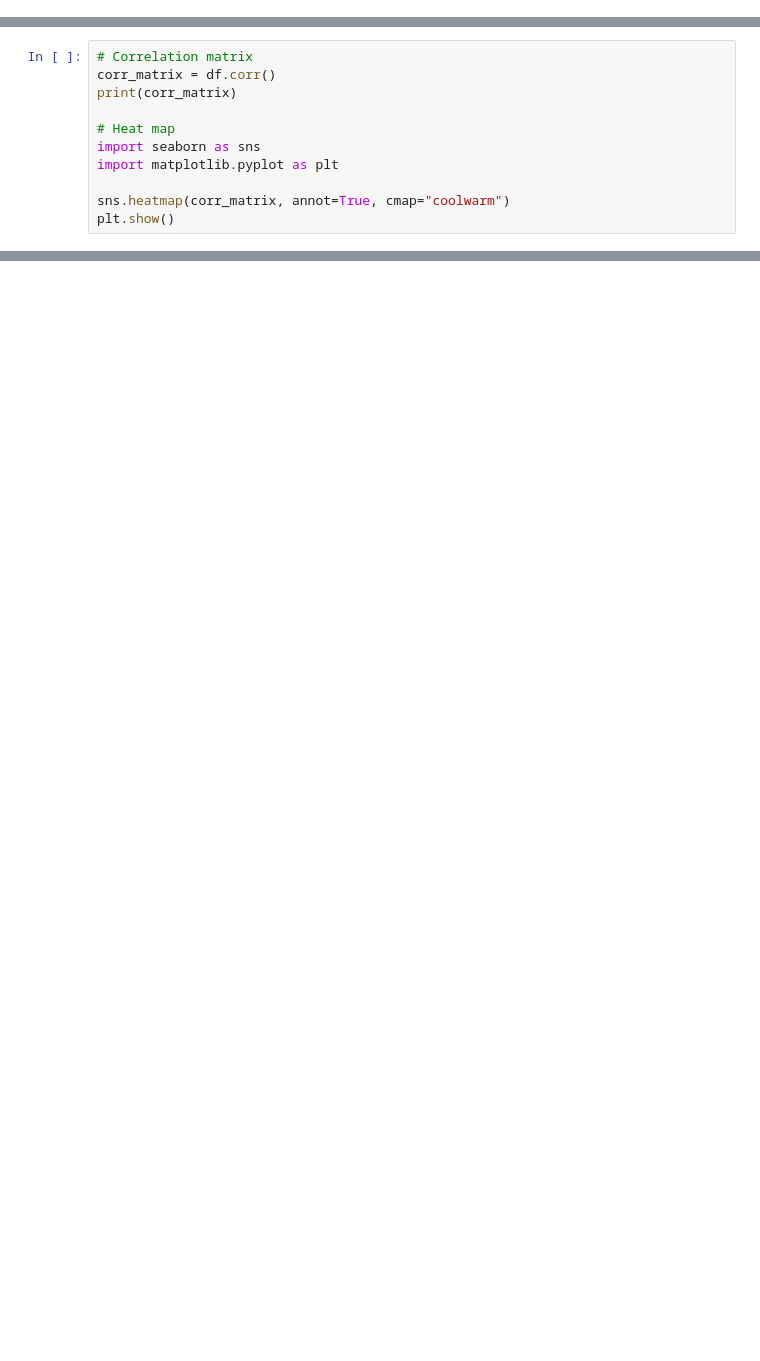
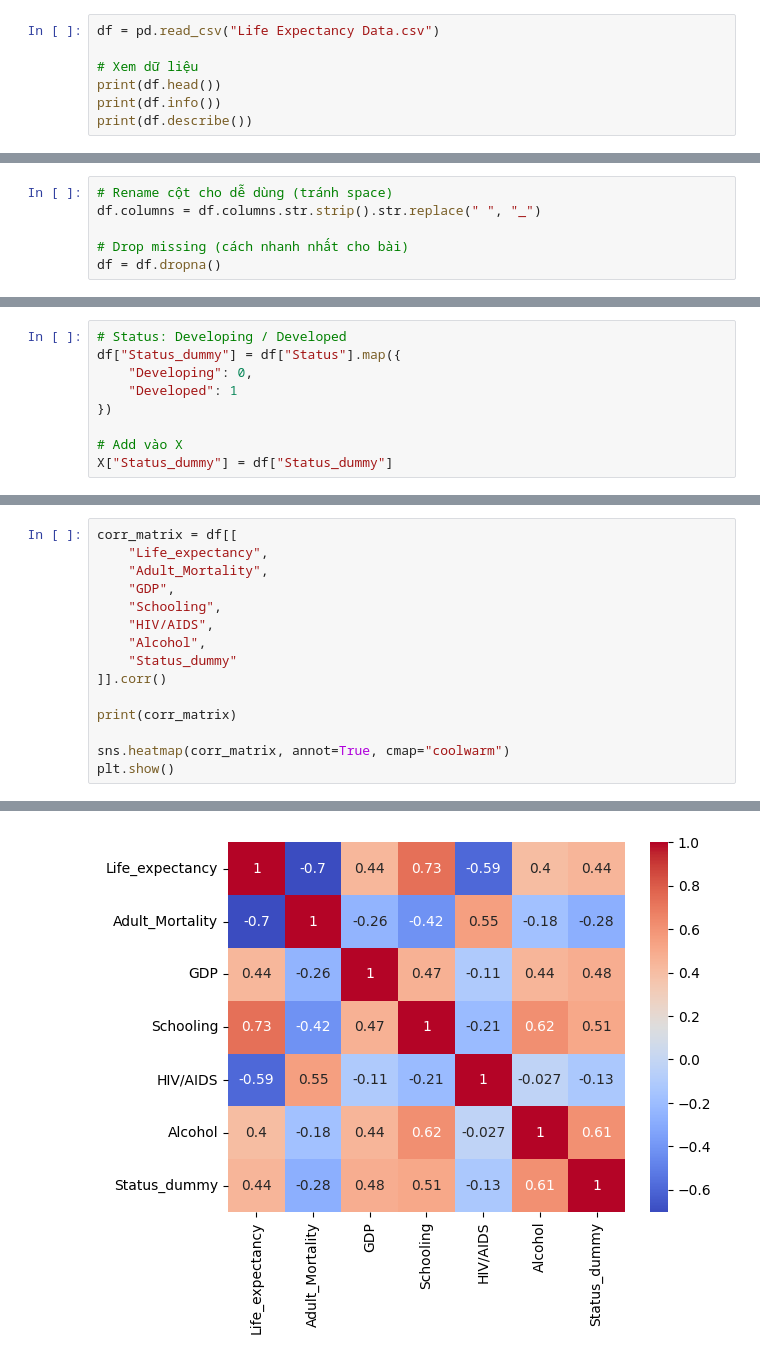
Before and after one commit to BillianTrg/OOP, a Jupyter notebook: SM_MLR.ipynb, the cells around one changed output, grey strips where cells are left out. Saved outputs shown, nothing was run; the diff lists cells and outputs as text; blank space fills up the shorter version.

```diff
--- a/SM_MLR.ipynb
+++ b/SM_MLR.ipynb
@@ -15,0 +9,7 @@ df = pd.DataFrame(data)
+# %%
+df = pd.read_csv("Life Expectancy Data.csv")
+
+# Xem dữ liệu
+print(df.head())
+print(df.info())
+print(df.describe())
@@ -15,0 +34,6 @@ df = pd.DataFrame(data)
+# %%
+# Rename cột cho dễ dùng (tránh space)
+df.columns = df.columns.str.strip().str.replace(" ", "_")
+
+# Drop missing (cách nhanh nhất cho bài)
+df = df.dropna()
@@ -15,0 +52,9 @@ df = pd.DataFrame(data)
+# %%
+# Status: Developing / Developed
+df["Status_dummy"] = df["Status"].map({
+    "Developing": 0,
+    "Developed": 1
+})
+
+# Add vào X
+X["Status_dummy"] = df["Status_dummy"]
@@ -16,11 +84,16 @@ df = pd.DataFrame(data)
 # %%
-# Correlation matrix
-corr_matrix = df.corr()
+corr_matrix = df[[
+    "Life_expectancy",
+    "Adult_Mortality",
+    "GDP",
+    "Schooling",
+    "HIV/AIDS",
+    "Alcohol",
+    "Status_dummy"
+]].corr()
+
 print(corr_matrix)
-
-# Heat map
-import seaborn as sns
-import matplotlib.pyplot as plt
 
 sns.heatmap(corr_matrix, annot=True, cmap="coolwarm")
 plt.show()
+# %% [output]
@@ -26,0 +117 @@ plt.show()
+[figure, added]
```
Also changed, not shown: parts of 20 cells of this notebook.
